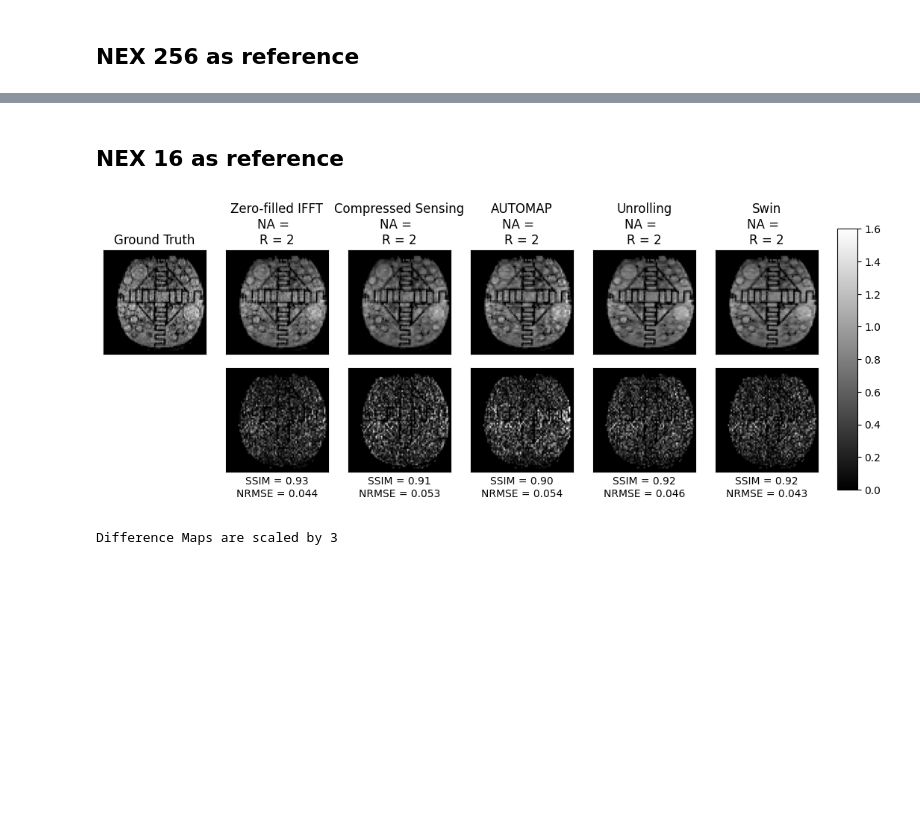
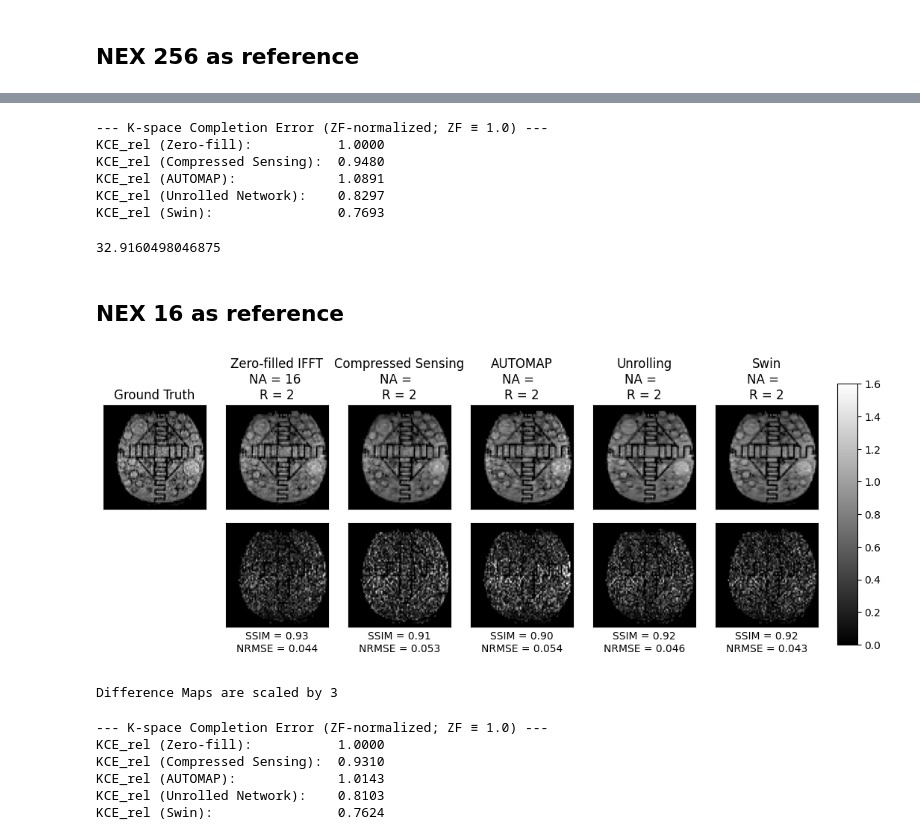
Before and after one commit to Image-X-Institute/Low_Field_MRI_Recon, a Jupyter notebook: FigC_phantom_experiment_plot.ipynb, the cells around one changed output, grey strips where cells are left out. Saved outputs shown, nothing was run; the diff lists cells and outputs as text; code cells hidden in the pictures; blank space fills up the shorter version.

```diff
--- a/FigC_phantom_experiment_plot.ipynb
+++ b/FigC_phantom_experiment_plot.ipynb
@@ -62,14 +62,20 @@ kspGTscaled = np.roll(kspGTscaled,(0,yshift,0),axis=(1,2,3))
 
 #kspNA32scaled = kspGTscaled
 
-kspNA32scaled = np.moveaxis(data['i_kspace_NA32'],3,0)/scale_factor*8
+kspNA256scaled = np.moveaxis(data['i_kspace_NA256'],3,0)/scale_factor*8
+kspNA256scaled = np.roll(kspNA256scaled,(0,yshift,0),axis=(1,2,3))
+
+kspNA32scaled = np.moveaxis(data['i_kspace_NA32'],3,0)/scale_factor*256/32
 kspNA32scaled = np.roll(kspNA32scaled,(0,yshift,0),axis=(1,2,3))
 
-kspNA16scaled = np.moveaxis(data['i_kspace_NA16'],3,0)/scale_factor*16
+kspNA16scaled = np.moveaxis(data['i_kspace_NA16'],3,0)/scale_factor*256/16
 kspNA16scaled = np.roll(kspNA16scaled,(0,yshift,0),axis=(1,2,3))
 
-kspNA8scaled = np.moveaxis(data['i_kspace_NA8'],3,0)/scale_factor*32
+kspNA8scaled = np.moveaxis(data['i_kspace_NA8'],3,0)/scale_factor*256/8
 kspNA8scaled = np.roll(kspNA8scaled,(0,yshift,0),axis=(1,2,3))
+
+kspNA4scaled = np.moveaxis(data['i_kspace_NA4'],3,0)/scale_factor*256/4
+kspNA4scaled = np.roll(kspNA4scaled,(0,yshift,0),axis=(1,2,3))
 
 if kspGTscaled.shape[0] == 1:
     mps = np.ones(kspGTscaled.shape,dtype=complex)
@@ -161,10 +183,16 @@ volifftrecon = coil_combine(volifftrecon_mc,mps)# np.sqrt(np.sum(np.abs(volifftr
 uskspace = np.roll(kspInput,(0,0,0),axis=(1,2,3))
 uskspace = applyMask(uskspace,mask)
 
-amap_scale = 1#0.01
-unroll_scale = 1
-volunrollrecon = unrolling_fns.unrollingRecon(uskspace*unroll_scale,mask,unroll_model_pth)/unroll_scale
-volamaprecon, volamaprecon_mc = automap_fns.automapRecon(uskspace*amap_scale,mps,model_real_dir,model_imag_dir)
-volamaprecon = volamaprecon/amap_scale
-volamaprecon_mc = volamaprecon_mc/amap_scale
+start_time = time.time()
+_, volunrollrecon = unrolling_fns.unrollingRecon(uskspace,mask,mps,unroll_model_pth)
+print(f"Unroll recon time: {time.time() - start_time:.2f} s")
+
+start_time = time.time()
+volamaprecon, volamaprecon_mc = automap_fns.automapRecon(uskspace,mps,model_real_dir,model_imag_dir)
+print(f"Amap recon time: {time.time() - start_time:.2f} s")
+
+start_time = time.time()
+model_swin = swin_fns.load_swincascade_model(model_swin_pth, device=device)
+volswinrecon, _ = swin_fns.swinRecon(uskspace, mask, model_swin, device=device)
+print(f"Swin Cascade recon time: {time.time() - start_time:.2f} s")
 # %% [output]
@@ -180,11 +211,12 @@ volswinrecon, _ = swin_fns.swinRecon(uskspace, mask, model_swin, device=device)
 # %% [markdown]
 ## NEX 256 as reference
 # %%
-volumeGTscaledmasked = np.copy(volumeGTscaled)
-volumeGTscaledmasked[mask_metrics]=0
+volumeGTscaled_NA256 = np.copy(volumeGTscaled)
+volumeGTscaledmasked_NA256 = np.copy(volumeGTscaled)
+volumeGTscaledmasked_NA256[mask_metrics]=0
 vol1 = np.copy(volifftrecon)#np.ma.masked_array(volifftrecon, mask = mask_metrics)
 vol1[mask_metrics]=0
-vol1title = 'Zero-filled IFFT\nNA = '+NAstr+'\nR = '+str(R)
+vol1title = 'Zero-filled IFFT\nNA = 16'+NAstr+'\nR = '+str(R)
 vol2 = np.copy(volcsrecon)
 vol2[mask_metrics]=0
 vol2title = 'Compressed Sensing\nNA = '+NAstr+'\nR = '+str(R)
@@ -229,0 +619,15 @@ Difference Maps are scaled by 3
+# %%
+# Example prints
+print("\n--- K-space Completion Error (ZF-normalized; ZF ≡ 1.0) ---")
+print(f"KCE_rel (Zero-fill):           {kce_rel_to_zf(volifftrecon, volumeGTscaled_NA256f, mask):.4f}")
+print(f"KCE_rel (Compressed Sensing):  {kce_rel_to_zf(volcsrecon, volumeGTscaled_NA256f, mask):.4f}")
+print(f"KCE_rel (AUTOMAP):             {kce_rel_to_zf(volamaprecon, volumeGTscaled_NA256f, mask):.4f}")
+print(f"KCE_rel (Unrolled Network):    {kce_rel_to_zf(volunrollrecon, volumeGTscaled_NA256f, mask):.4f}")
+print(f"KCE_rel (Swin):                {kce_rel_to_zf(volswinrecon, volumeGTscaled_NA256f, mask):.4f}")
+# %% [output]
+--- K-space Completion Error (ZF-normalized; ZF ≡ 1.0) ---
+KCE_rel (Zero-fill):           1.0000
+KCE_rel (Compressed Sensing):  0.9480
+KCE_rel (AUTOMAP):             1.0891
+KCE_rel (Unrolled Network):    0.8297
+KCE_rel (Swin):                0.7693
@@ -230,27 +636,47 @@ Difference Maps are scaled by 3
+# %%
+mean_b_ax
+# %% [output]
+32.9160498046875
 # %% [markdown]
 ## NEX 16 as reference
 # %%
-volumeGTscaledmasked = np.copy(sp.ifft(kspInput[0,:,:,:],axes=[1,2,3]))
-volumeGTscaledmasked[mask_metrics]=0
+volumeGTscaledmasked_NA16 = np.copy(sp.ifft(kspInput[0,:,:,:],axes=[1,2,3]))
+volumeGTscaled_NA16 = volumeGTscaledmasked_NA16
+volumeGTscaledmasked_NA16[mask_metrics]=0
 # %%
 import importlib
 import display_fns  # or your full module path if needed, e.g., pt_Unrolling.SwinCascade.swin_recon_3d
 
 importlib.reload(display_fns)
 
 from display_fns import compare_n_plot
 
 
 
 fig_comp = compare_n_plot(
-    GT=volumeGTscaledmasked,
+    GT=volumeGTscaledmasked_NA16,
     volumes=[vol1_R2, vol2_R2, vol3_R2, vol4_R2, vol5_R2],
     titles=[vol1title, vol2title, vol3title, vol4title, vol5title],
     slc=slc,
     scale_err=3
 )
 
 fig_comp.savefig('export_figs/hidden_noise_NA16.pdf', bbox_inches='tight', dpi=300)
 # %% [output]
-[figure, old version]
+[figure, new version]
 Difference Maps are scaled by 3
+# %%
+# Example prints
+print("\n--- K-space Completion Error (ZF-normalized; ZF ≡ 1.0) ---")
+print(f"KCE_rel (Zero-fill):           {kce_rel_to_zf(volifftrecon, volumeGTscaled_NA16, mask):.4f}")
+print(f"KCE_rel (Compressed Sensing):  {kce_rel_to_zf(volcsrecon, volumeGTscaled_NA16, mask):.4f}")
+print(f"KCE_rel (AUTOMAP):             {kce_rel_to_zf(volamaprecon, volumeGTscaled_NA16, mask):.4f}")
+print(f"KCE_rel (Unrolled Network):    {kce_rel_to_zf(volunrollrecon, volumeGTscaled_NA16, mask):.4f}")
+print(f"KCE_rel (Swin):                {kce_rel_to_zf(volswinrecon, volumeGTscaled_NA16, mask):.4f}")
+# %% [output]
+--- K-space Completion Error (ZF-normalized; ZF ≡ 1.0) ---
+KCE_rel (Zero-fill):           1.0000
+KCE_rel (Compressed Sensing):  0.9310
+KCE_rel (AUTOMAP):             1.0143
+KCE_rel (Unrolled Network):    0.8103
+KCE_rel (Swin):                0.7624
```
Also changed, not shown: parts of 39 cells of this notebook, 7 other files.
